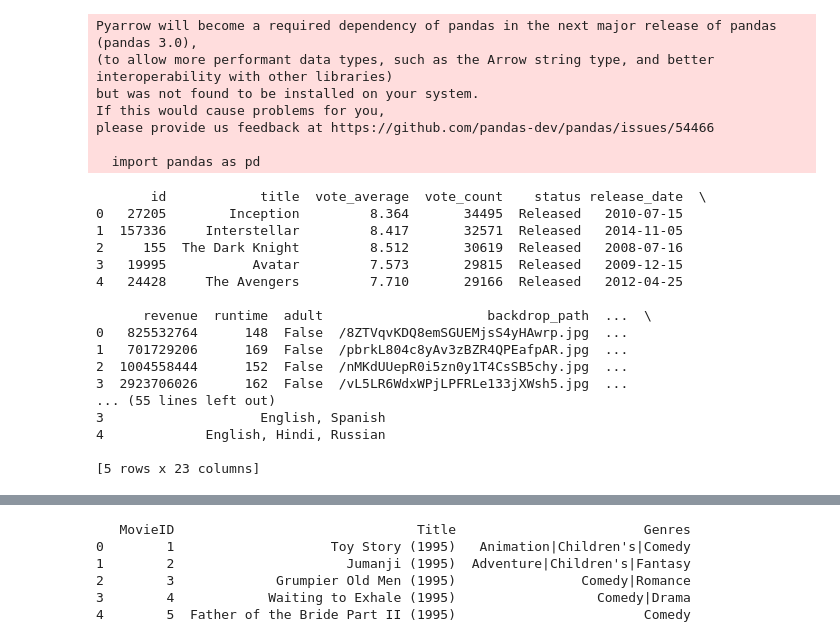
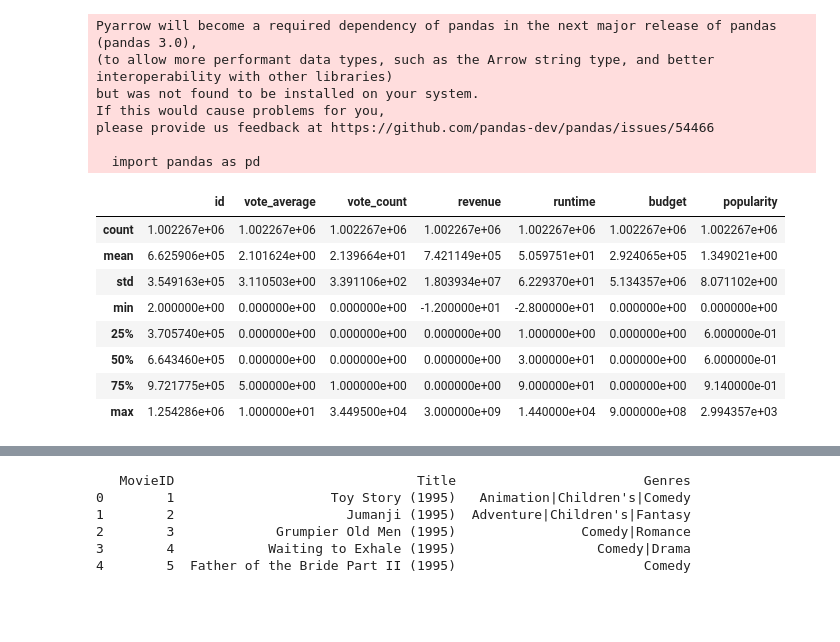
Before and after one commit to wadeyman/4222_Project, a Jupyter notebook: main.ipynb, the cells around one changed output, grey strips where cells are left out. Saved outputs shown, nothing was run; the diff lists cells and outputs as text; code cells hidden in the pictures; blank space fills up the shorter version.

```diff
--- a/main.ipynb
+++ b/main.ipynb
@@ -29,24 +29,17 @@ If this would cause problems for you,
 please provide us feedback at https://github.com/pandas-dev/pandas/issues/54466
 
   import pandas as pd
-# %%
-df_main = pd.read_csv('TMDB_movie_dataset_v11.csv')
-print(df.head())
-# %% [output]
-       id            title  vote_average  vote_count    status release_date  \
-0   27205        Inception         8.364       34495  Released   2010-07-15
-1  157336     Interstellar         8.417       32571  Released   2014-11-05
-2     155  The Dark Knight         8.512       30619  Released   2008-07-16
-3   19995           Avatar         7.573       29815  Released   2009-12-15
-4   24428     The Avengers         7.710       29166  Released   2012-04-25
-
-      revenue  runtime  adult                     backdrop_path  ...  \
-0   825532764      148  False  /8ZTVqvKDQ8emSGUEMjsS4yHAwrp.jpg  ...
-1   701729206      169  False  /pbrkL804c8yAv3zBZR4QPEafpAR.jpg  ...
-2  1004558444      152  False  /nMKdUUepR0i5zn0y1T4CsSB5chy.jpg  ...
-3  2923706026      162  False  /vL5LR6WdxWPjLPFRLe133jXWsh5.jpg  ...
-... (55 lines left out)
-3                    English, Spanish
-4             English, Hindi, Russian
-
-[5 rows x 23 columns]
+# %%
+tmdb_df = pd.read_csv('TMDB_movie_dataset_v11.csv') #tmdb dataset we will be working with
+tmdb_df
+tmdb_df.describe()
+# %% [output]
+|  | id | vote_average | vote_count | revenue | runtime | budget | popularity |
+| count | 1.002267e+06 | 1.002267e+06 | 1.002267e+06 | 1.002267e+06 | 1.002267e+06 | 1.002267e+06 | 1.002267e+06 |
+| mean | 6.625906e+05 | 2.101624e+00 | 2.139664e+01 | 7.421149e+05 | 5.059751e+01 | 2.924065e+05 | 1.349021e+00 |
+| std | 3.549163e+05 | 3.110503e+00 | 3.391106e+02 | 1.803934e+07 | 6.229370e+01 | 5.134357e+06 | 8.071102e+00 |
+| min | 2.000000e+00 | 0.000000e+00 | 0.000000e+00 | -1.200000e+01 | -2.800000e+01 | 0.000000e+00 | 0.000000e+00 |
+| 25% | 3.705740e+05 | 0.000000e+00 | 0.000000e+00 | 0.000000e+00 | 1.000000e+00 | 0.000000e+00 | 6.000000e-01 |
+| 50% | 6.643460e+05 | 0.000000e+00 | 0.000000e+00 | 0.000000e+00 | 3.000000e+01 | 0.000000e+00 | 6.000000e-01 |
+| 75% | 9.721775e+05 | 5.000000e+00 | 1.000000e+00 | 0.000000e+00 | 9.000000e+01 | 0.000000e+00 | 9.140000e-01 |
+| max | 1.254286e+06 | 1.000000e+01 | 3.449500e+04 | 3.000000e+09 | 1.440000e+04 | 9.000000e+08 | 2.994357e+03 |
```
Also changed, not shown: parts of 6 cells of this notebook.
